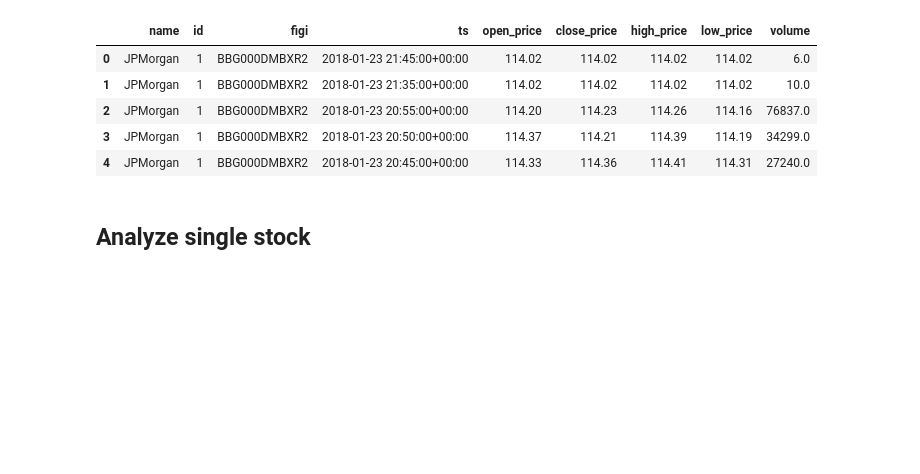
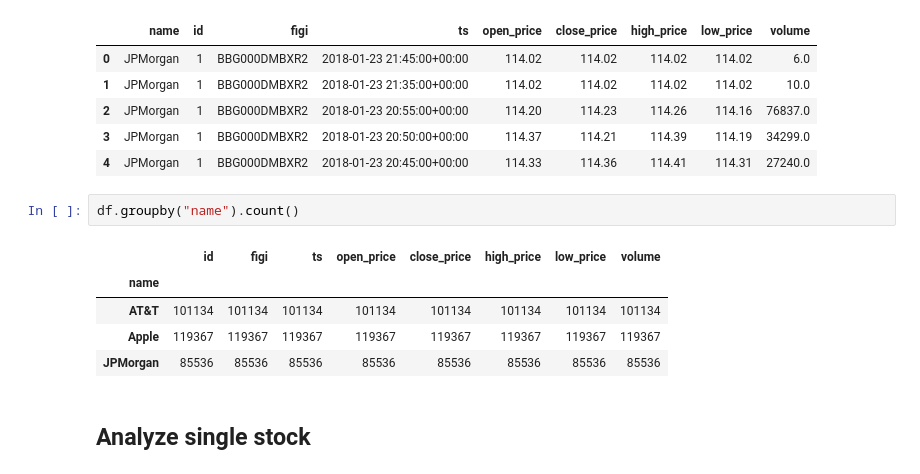
Before and after one commit to crabio/tinkoff-invest-bot, a Jupyter notebook: candles_analyzer/main.ipynb, the cells around one changed output. Drawn from its saved outputs; the diff is of its cells as text; blank space fills up the shorter version.

```diff
--- a/candles_analyzer/main.ipynb
+++ b/candles_analyzer/main.ipynb
@@ -68,6 +70,14 @@ df.head()
 | 2 | JPMorgan | 1 | BBG000DMBXR2 | 2018-01-23 20:55:00+00:00 | 114.20 | 114.23 | 114.26 | 114.16 | 76837.0 |
 | 3 | JPMorgan | 1 | BBG000DMBXR2 | 2018-01-23 20:50:00+00:00 | 114.37 | 114.21 | 114.39 | 114.19 | 34299.0 |
 | 4 | JPMorgan | 1 | BBG000DMBXR2 | 2018-01-23 20:45:00+00:00 | 114.33 | 114.36 | 114.41 | 114.31 | 27240.0 |
+# %%
+df.groupby("name").count()
+# %% [output]
+|  | id | figi | ts | open_price | close_price | high_price | low_price | volume |
+| name |  |  |  |  |  |  |  |  |
+| AT&T | 101134 | 101134 | 101134 | 101134 | 101134 | 101134 | 101134 | 101134 |
+| Apple | 119367 | 119367 | 119367 | 119367 | 119367 | 119367 | 119367 | 119367 |
+| JPMorgan | 85536 | 85536 | 85536 | 85536 | 85536 | 85536 | 85536 | 85536 |
 # %% [markdown]
 ## Analyze single stock
 # %% [markdown]
```
Also changed, not shown: parts of 12 cells of this notebook.
